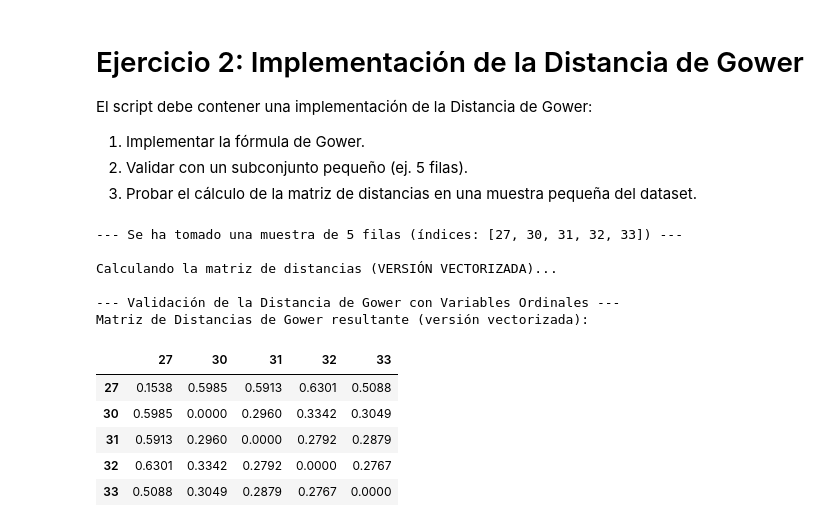
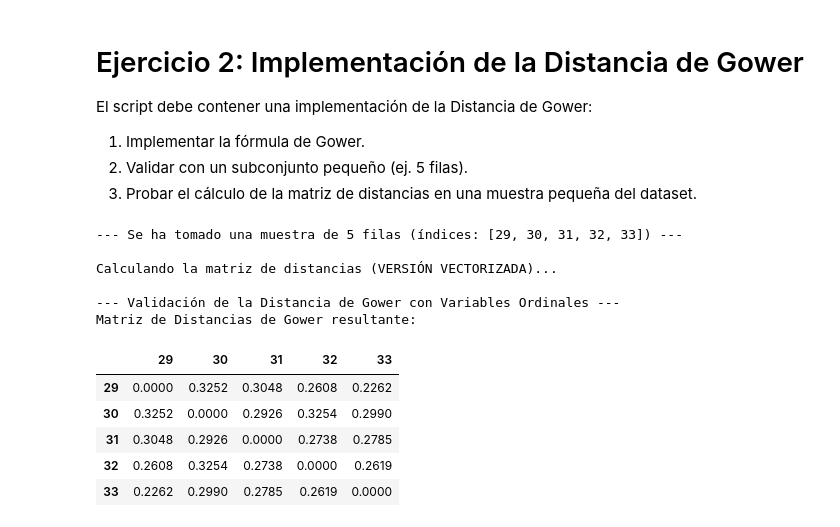
Before and after one commit to UNTDF-Archives/Proyecto-Agrupamiento-SI, a Jupyter notebook: Ejercicios/Ejercicio2.ipynb, the cells around one changed output. Saved outputs shown, nothing was run; the diff lists cells and outputs as text; code cells hidden in the pictures.

```diff
--- a/Ejercicios/Ejercicio2.ipynb
+++ b/Ejercicios/Ejercicio2.ipynb
@@ -30,7 +30,7 @@ df = cargar_dataset_adult()
 # 1. Preparación de los datos para Gower
 # -----------------------------------------------------------------
 # Tomamos una muestra de 5 filas específicas
-sample_indices = [27, 30, 31, 32, 33]
+sample_indices = [29, 30, 31, 32, 33]
 df_sample = df.loc[sample_indices].copy()
 
 print(f"--- Se ha tomado una muestra de {len(df_sample)} filas (índices: {sample_indices}) ---")
@@ -82,39 +82,39 @@ categorical_dissim = np.sum([
 ordinal_dissim = np.sum([
     np.abs(np.subtract.outer(df_ord[:, i], df_ord[:, i]))
     for i in range(df_ord.shape[1])
 ], axis=0)
 
 # Paso C: Sumar todas las disimilitudes (numerador de Gower)
 total_dissimilarity = numeric_dissim + categorical_dissim + ordinal_dissim
 
 # Paso D: Calcular los pesos (denominador de Gower) de forma vectorizada
 is_not_nan = ~df_sample.drop(columns=['education_rank'], errors='ignore').isna()
 weight_sum = np.dot(is_not_nan.astype(int), is_not_nan.astype(int).T)
 
 # Paso E: Calcular la matriz de Gower final, evitando la división por cero
 with np.errstate(divide='ignore', invalid='ignore'):
     gower_matrix_vectorized = np.where(weight_sum > 0, total_dissimilarity / weight_sum, 0)
 
 
 # 3. Visualización de Resultados
 # -----------------------------------------------------------------
 gower_matrix_df = pd.DataFrame(gower_matrix_vectorized,
                                index=df_sample.index,
                                columns=df_sample.index)
 
 print("--- Validación de la Distancia de Gower con Variables Ordinales ---")
-print("Matriz de Distancias de Gower resultante (versión vectorizada):\n")
+print("Matriz de Distancias de Gower resultante:\n")
 display(gower_matrix_df)
 # %% [output]
---- Se ha tomado una muestra de 5 filas (índices: [27, 30, 31, 32, 33]) ---
+--- Se ha tomado una muestra de 5 filas (índices: [29, 30, 31, 32, 33]) ---
 
 Calculando la matriz de distancias (VERSIÓN VECTORIZADA)...
 
 --- Validación de la Distancia de Gower con Variables Ordinales ---
-Matriz de Distancias de Gower resultante (versión vectorizada):
+Matriz de Distancias de Gower resultante:
-|  | 27 | 30 | 31 | 32 | 33 |
-| 27 | 0.1538 | 0.5985 | 0.5913 | 0.6301 | 0.5088 |
-| 30 | 0.5985 | 0.0000 | 0.2960 | 0.3342 | 0.3049 |
-| 31 | 0.5913 | 0.2960 | 0.0000 | 0.2792 | 0.2879 |
-| 32 | 0.6301 | 0.3342 | 0.2792 | 0.0000 | 0.2767 |
-| 33 | 0.5088 | 0.3049 | 0.2879 | 0.2767 | 0.0000 |
+|  | 29 | 30 | 31 | 32 | 33 |
+| 29 | 0.0000 | 0.3252 | 0.3048 | 0.2608 | 0.2262 |
+| 30 | 0.3252 | 0.0000 | 0.2926 | 0.3254 | 0.2990 |
+| 31 | 0.3048 | 0.2926 | 0.0000 | 0.2738 | 0.2785 |
+| 32 | 0.2608 | 0.3254 | 0.2738 | 0.0000 | 0.2619 |
+| 33 | 0.2262 | 0.2990 | 0.2785 | 0.2619 | 0.0000 |
```
Also changed, not shown: parts of 2 cells of this notebook, 3 other files.
